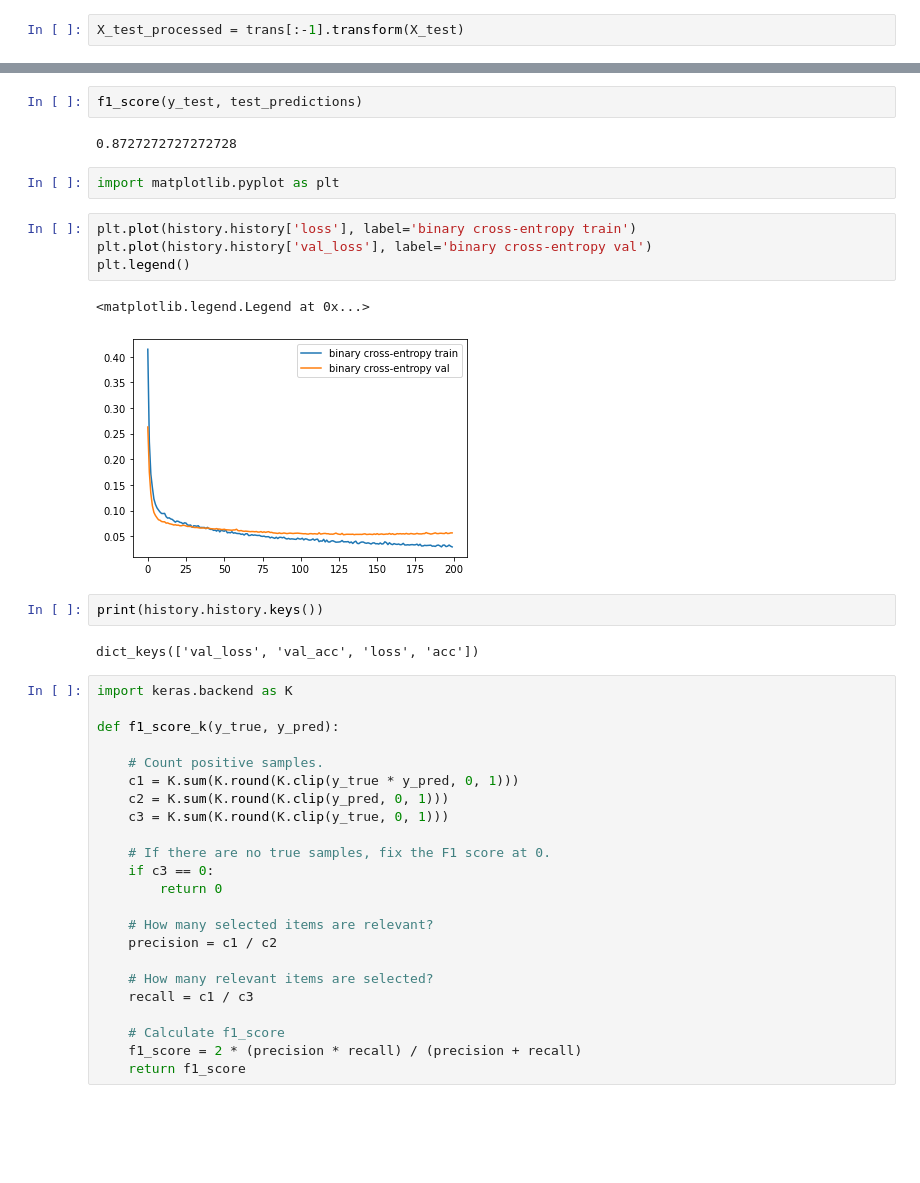
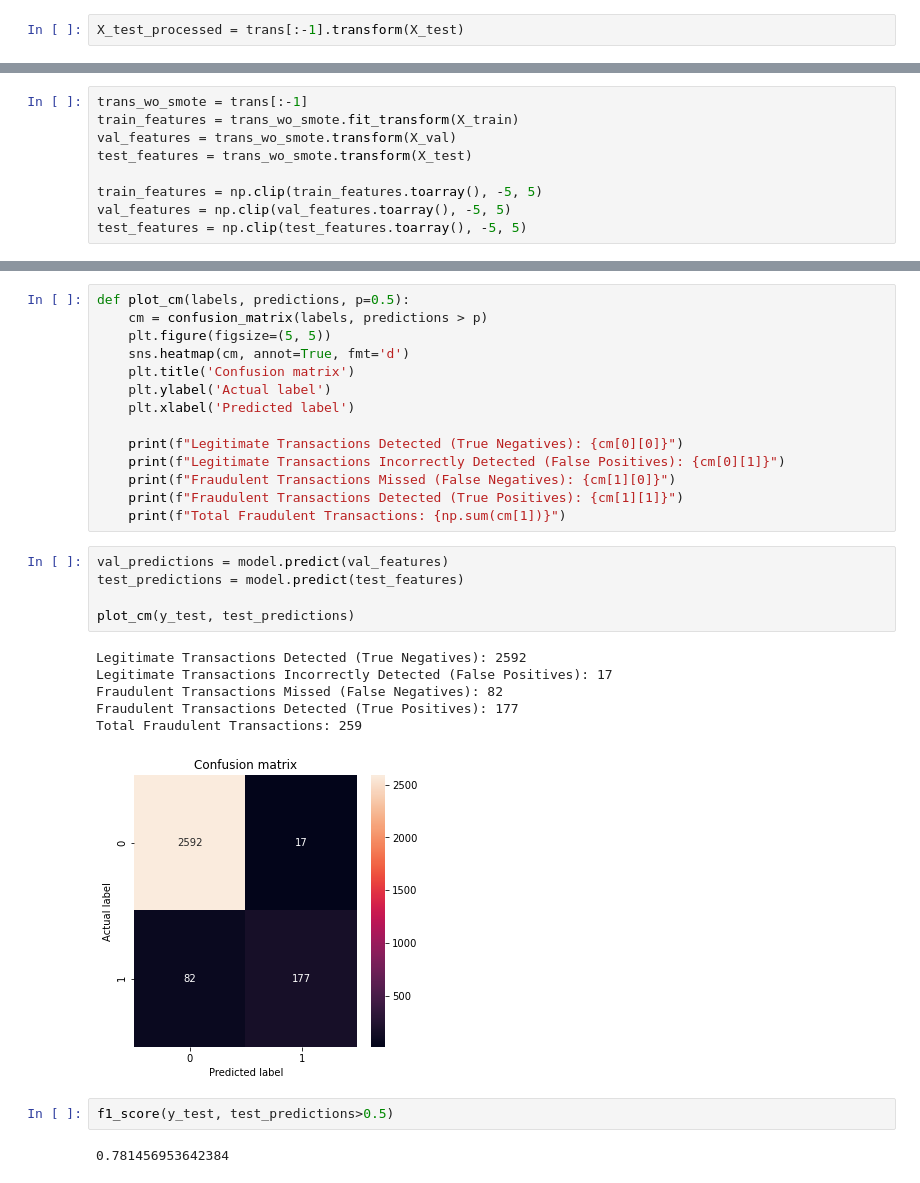
Before and after one commit to Joshmantova/Event-Fraud-Detection, a Jupyter notebook: notebooks/Neural net exploration.ipynb, the cells around one changed output, grey strips where cells are left out. Saved outputs shown, nothing was run; the diff lists cells and outputs as text; blank space fills up the shorter version.

```diff
--- a/notebooks/Neural net exploration.ipynb
+++ b/notebooks/Neural net exploration.ipynb
@@ -202,0 +180,9 @@ test_predictions = clf.predict(X_test_processed)
+# %%
+trans_wo_smote = trans[:-1]
+train_features = trans_wo_smote.fit_transform(X_train)
+val_features = trans_wo_smote.transform(X_val)
+test_features = trans_wo_smote.transform(X_test)
+
+train_features = np.clip(train_features.toarray(), -5, 5)
+val_features = np.clip(val_features.toarray(), -5, 5)
+test_features = np.clip(test_features.toarray(), -5, 5)
@@ -203,40 +295,30 @@ test_predictions = clf.predict(X_test_processed)
+# %%
+def plot_cm(labels, predictions, p=0.5):
+    cm = confusion_matrix(labels, predictions > p)
+    plt.figure(figsize=(5, 5))
+    sns.heatmap(cm, annot=True, fmt='d')
+    plt.title('Confusion matrix')
+    plt.ylabel('Actual label')
+    plt.xlabel('Predicted label')
+
+    print(f"Legitimate Transactions Detected (True Negatives): {cm[0][0]}")
+    print(f"Legitimate Transactions Incorrectly Detected (False Positives): {cm[0][1]}")
+    print(f"Fraudulent Transactions Missed (False Negatives): {cm[1][0]}")
+    print(f"Fraudulent Transactions Detected (True Positives): {cm[1][1]}")
+    print(f"Total Fraudulent Transactions: {np.sum(cm[1])}")
+# %%
+val_predictions = model.predict(val_features)
+test_predictions = model.predict(test_features)
+
+plot_cm(y_test, test_predictions)
+# %% [output]
+Legitimate Transactions Detected (True Negatives): 2592
+Legitimate Transactions Incorrectly Detected (False Positives): 17
+Fraudulent Transactions Missed (False Negatives): 82
+Fraudulent Transactions Detected (True Positives): 177
+Total Fraudulent Transactions: 259
+[figure, added]
 # %%
-f1_score(y_test, test_predictions)
+f1_score(y_test, test_predictions>0.5)
 # %% [output]
-0.8727272727272728
+0.781456953642384
-# %%
-import matplotlib.pyplot as plt
-# %%
-plt.plot(history.history['loss'], label='binary cross-entropy train')
-plt.plot(history.history['val_loss'], label='binary cross-entropy val')
-plt.legend()
-# %% [output]
-<matplotlib.legend.Legend at 0x...>
-[figure, removed]
-# %%
-print(history.history.keys())
-# %% [output]
-dict_keys(['val_loss', 'val_acc', 'loss', 'acc'])
-# %%
-import keras.backend as K
-
-def f1_score_k(y_true, y_pred):
-
-    # Count positive samples.
-    c1 = K.sum(K.round(K.clip(y_true * y_pred, 0, 1)))
-    c2 = K.sum(K.round(K.clip(y_pred, 0, 1)))
-    c3 = K.sum(K.round(K.clip(y_true, 0, 1)))
-
-    # If there are no true samples, fix the F1 score at 0.
-    if c3 == 0:
-        return 0
-
-    # How many selected items are relevant?
-    precision = c1 / c2
-
-    # How many relevant items are selected?
-    recall = c1 / c3
-
-    # Calculate f1_score
-    f1_score = 2 * (precision * recall) / (precision + recall)
-    return f1_score
```
Also changed, not shown: parts of 29 cells of this notebook.
